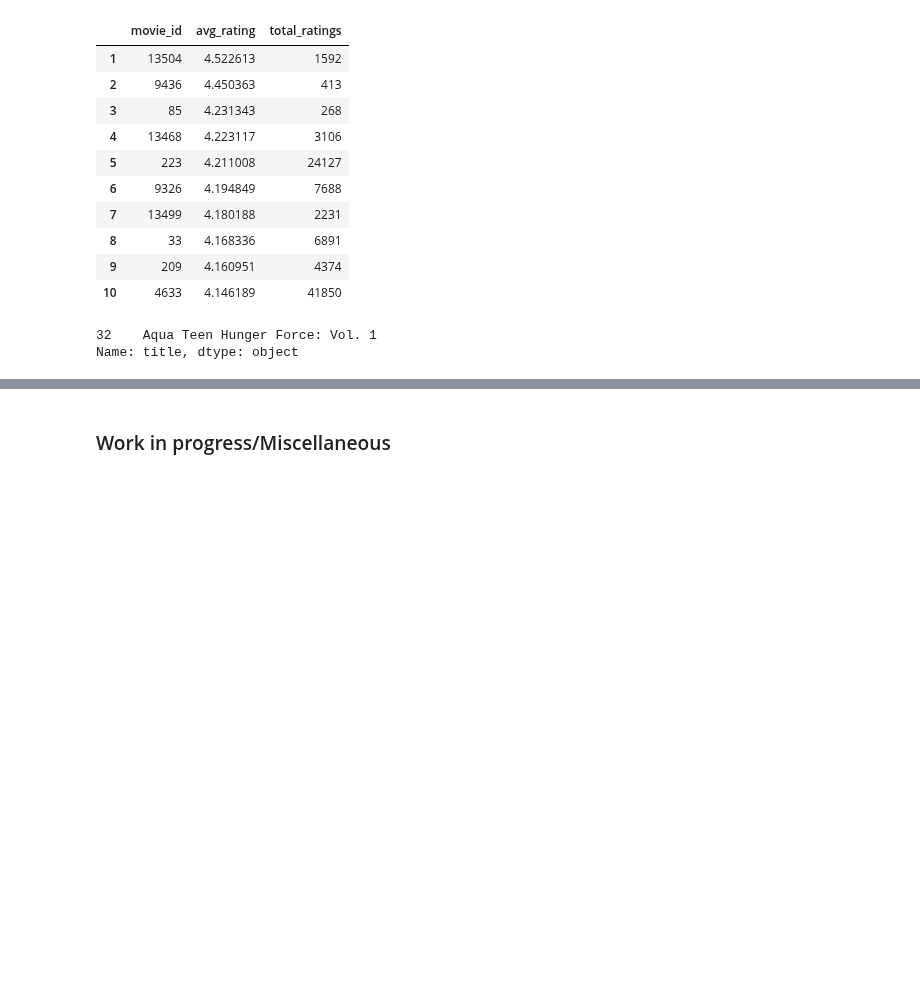
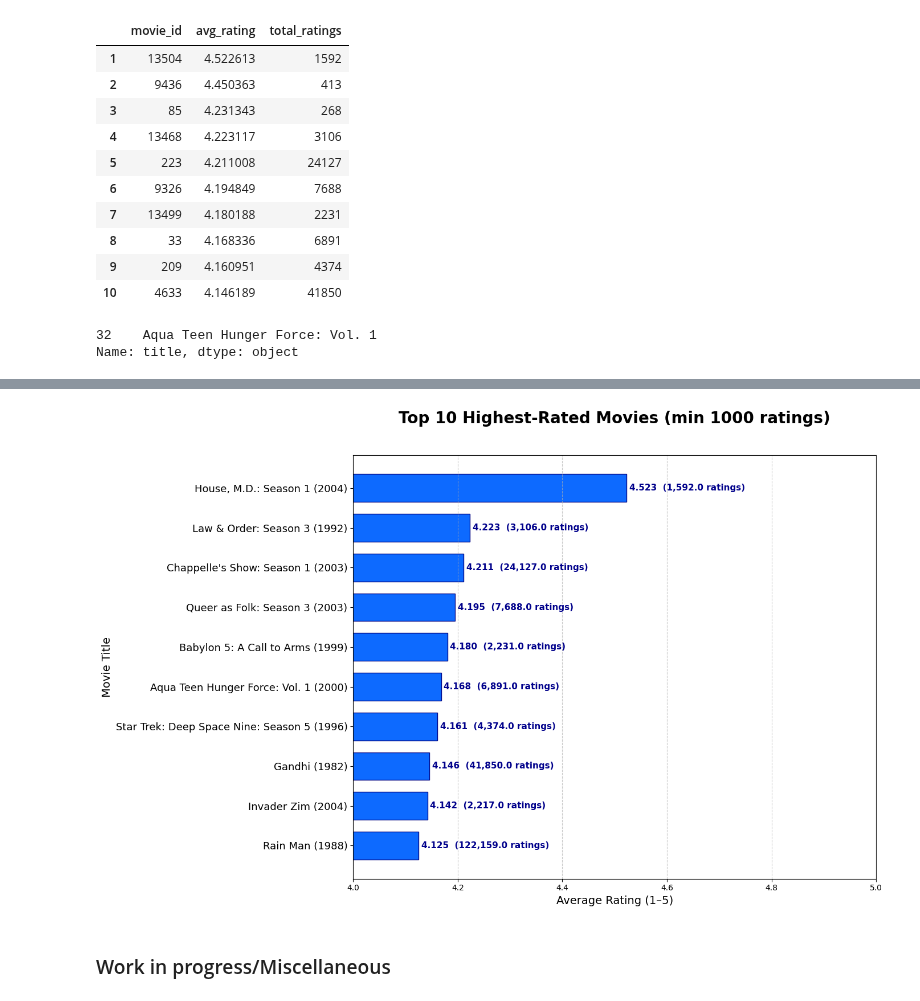
Before and after one commit to MookingSpooker/ROM_AD_Project_321481, a Jupyter notebook: main.ipynb, the cells around one changed output, grey strips where cells are left out. Cells and saved outputs as stored; diff of their text form; code cells hidden in the pictures; blank space fills up the shorter version.

```diff
--- a/main.ipynb
+++ b/main.ipynb
@@ -1199,3 +1195,45 @@ Top 10 Movies (no merge):
+# %%
+plt.figure(figsize=(14, 9))
+
+top10_Reversed = top10.sort_values('avg_rating', ascending=True)
+
+bars = plt.barh(
+    y=top10_Reversed['title_display'],
+    width=top10_Reversed['avg_rating'],
+    color='#0062ff',
+    edgecolor='navy',
+    height=0.7,
+    alpha=0.95
+)
+
+# Add the exact rating + number of ratings on each bar
+for bar, row in zip(bars, top10_Reversed.itertuples()):
+    plt.text(
+        x=bar.get_width() + 0.005,                    # slightly right of bar
+        y=bar.get_y() + bar.get_height()/2,           # center vertically
+        s=f"{row.avg_rating:.3f}  ({row.total_ratings:,} ratings)",
+        va='center',
+        ha='left',
+        fontsize=11,
+        fontweight='bold',
+        color='darkblue'
+    )
+
+# Styling — same as your scatterplot
+plt.title('Top 10 Highest-Rated Movies (min 1000 ratings)',
+          fontsize=20, pad=40, fontweight='bold')
+plt.xlabel('Average Rating (1–5)', fontsize=14)
+plt.ylabel('Movie Title', fontsize=14)
+plt.xlim(4.0, 5.0)
+plt.grid(True, axis='x', linestyle='--', alpha=0.7)
+
+# Clean y-axis labels (movie titles)
+plt.yticks(fontsize=13)
+
+plt.tight_layout()
+plt.show()
+# %% [output]
+[figure, added]
 # %% [markdown]
 ### Work in progress/Miscellaneous
 # %% [markdown]
```
Also changed, not shown: parts of 1 cell of this notebook.
